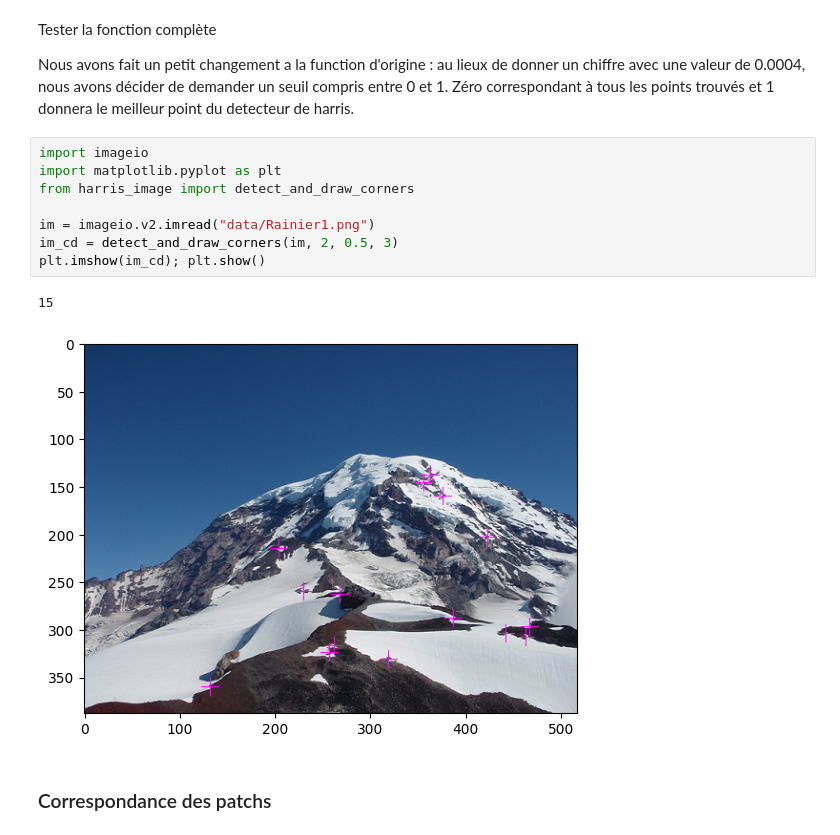
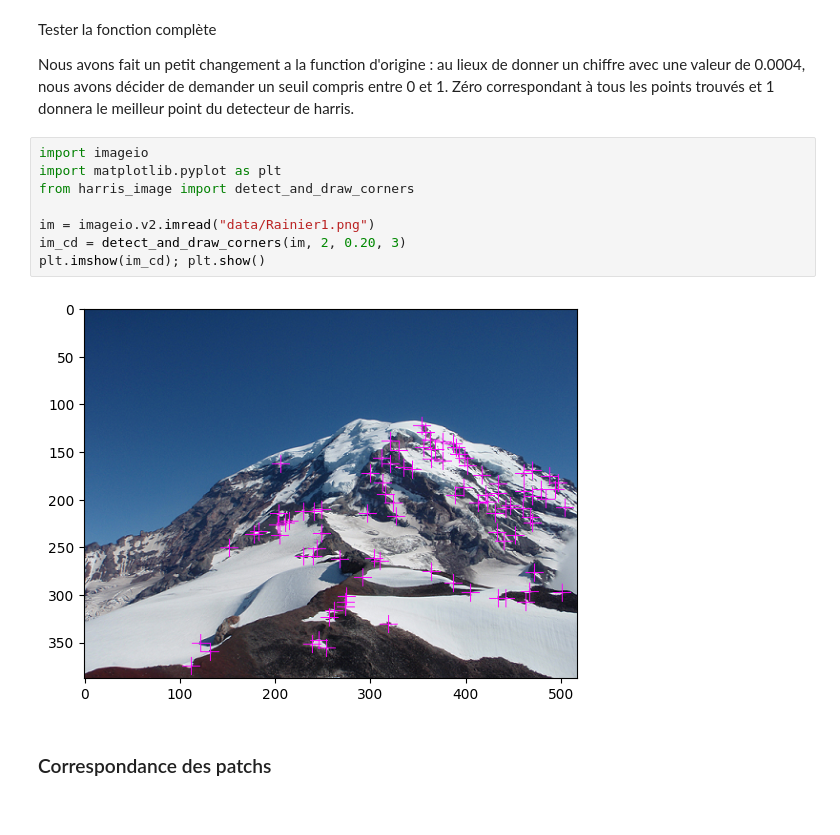
Before and after one commit to FrancoisHUP/TP2_INF889G, a Jupyter notebook: devoir2.ipynb, the cells around one changed output. Cells and saved outputs as stored; diff of their text form.

```diff
--- a/devoir2.ipynb
+++ b/devoir2.ipynb
@@ -214,14 +174,13 @@ Nous avons fait un petit changement a la function d'origine : au lieux de donner
 # %%
 import imageio
 import matplotlib.pyplot as plt
 from harris_image import detect_and_draw_corners
 
 im = imageio.v2.imread("data/Rainier1.png")
-im_cd = detect_and_draw_corners(im, 2, 0.5, 3)
+im_cd = detect_and_draw_corners(im, 2, 0.20, 3)
 plt.imshow(im_cd); plt.show()
 # %% [output]
-15
-[figure, old version]
+[figure, new version]
 # %% [markdown]
 ### Correspondance des patchs
 # %% [markdown]
```
Also changed, not shown: parts of 31 cells of this notebook, 1 other file.
